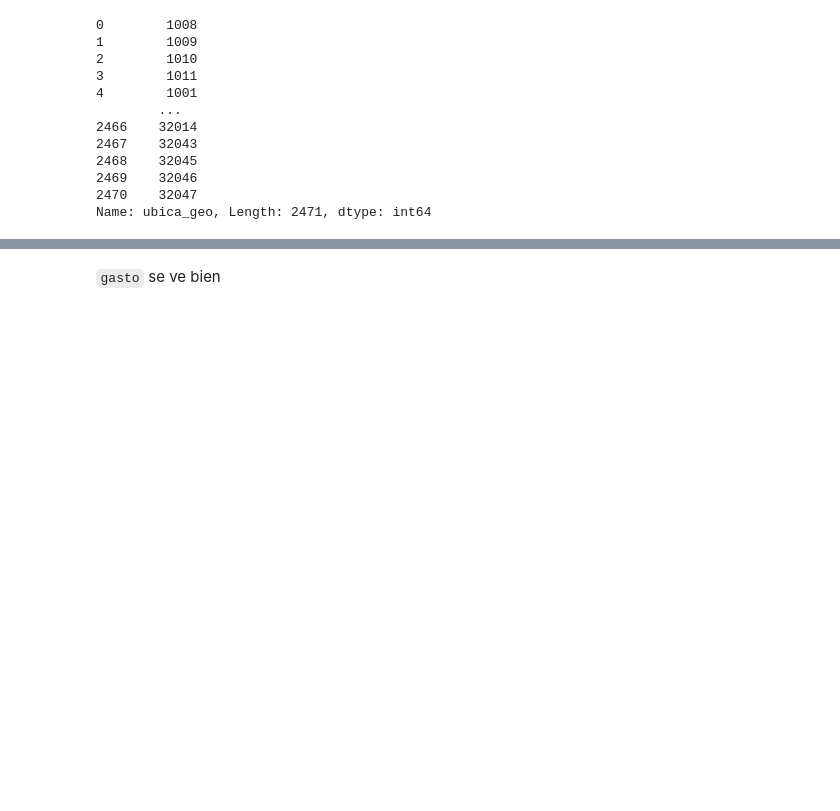
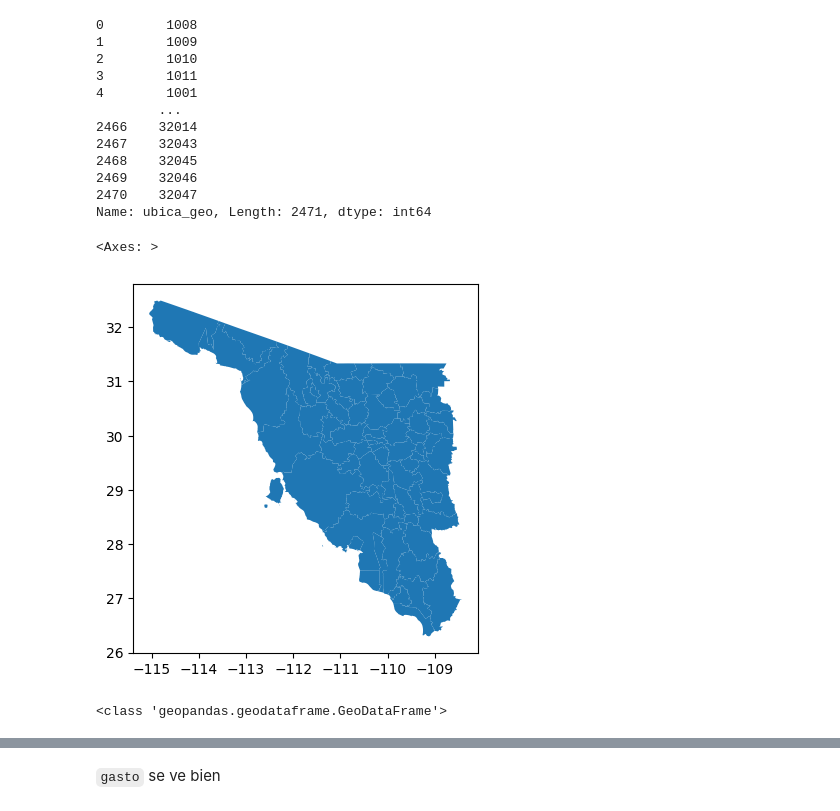
Before and after one commit to mellamanelpoeta/dataton, a Jupyter notebook: Python/01_tam_ETL.ipynb, the cells around one changed output, grey strips where cells are left out. Saved outputs shown, nothing was run; the diff lists cells and outputs as text; code cells hidden in the pictures; blank space fills up the shorter version.

```diff
--- a/Python/01_tam_ETL.ipynb
+++ b/Python/01_tam_ETL.ipynb
@@ -135,3 +136,23 @@ municipios['ubica_geo']
 2469    32046
 2470    32047
 Name: ubica_geo, Length: 2471, dtype: int64
+# %%
+#plot municipalities of Jalisco
+municipios[municipios['NOM_ENT'] == 'Sonora'].plot()
+# %% [output]
+<Axes: >
+[figure, added]
+# %%
+# Perform the merge
+gasto = municipios.merge(gasto_raw, on='ubica_geo', how='right')
+
+# Ensure the result is a GeoDataFrame
+gasto = gpd.GeoDataFrame(gasto, geometry=municipios.geometry)
+
+# Drop unnecessary columns
+gasto.drop(columns=['NOM_ENT','NOM_MUN'], inplace=True)
+
+# Verify that gasto is a GeoDataFrame
+print(type(gasto))
+# %% [output]
+<class 'geopandas.geodataframe.GeoDataFrame'>
```
Also changed, not shown: parts of 17 cells of this notebook.
